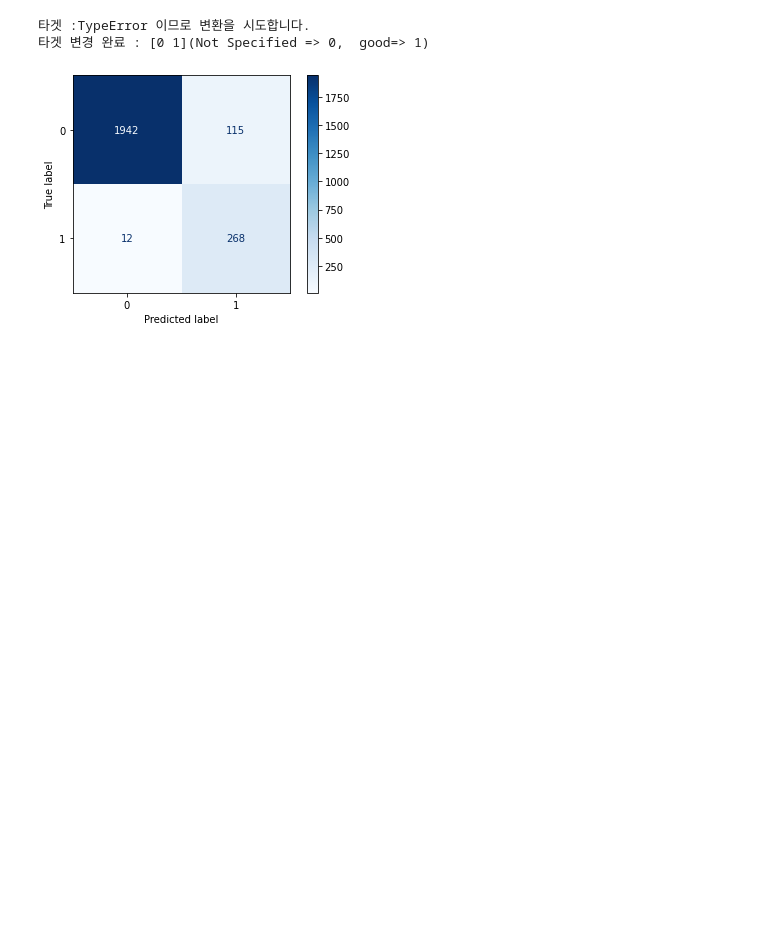
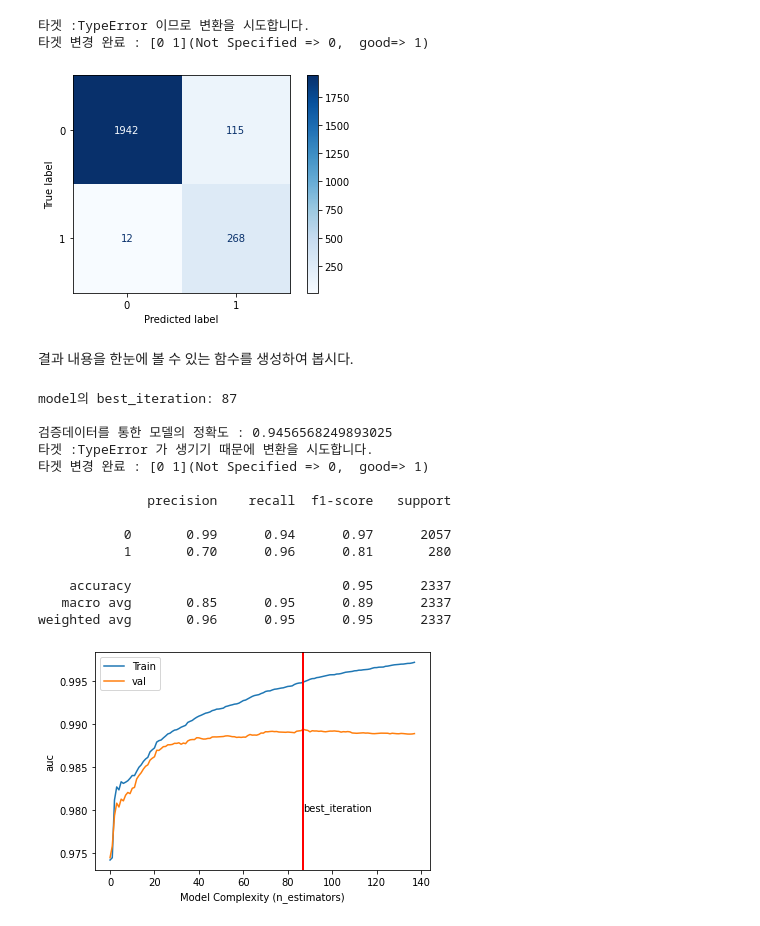
Before and after one commit to 00150/AI_07_JYP_Project_section_02, a Jupyter notebook: Classification_Used_car_modeling.ipynb, the cells around one changed output. Drawn from its saved outputs; the diff is of its cells as text; code cells hidden in the pictures; blank space fills up the shorter version.

```diff
--- a/Classification_Used_car_modeling.ipynb
+++ b/Classification_Used_car_modeling.ipynb
@@ -688,3 +691,5 @@ plot_confusion_matrix(model, X_val_encoded, y_val)
 타겟 :TypeError 이므로 변환을 시도합니다.
 타겟 변경 완료 : [0 1](Not Specified => 0,  good=> 1)
 [figure]
+# %% [markdown]
+결과 내용을 한눈에 볼 수 있는 함수를 생성하여 봅시다.
@@ -690,0 +746,18 @@ plot_confusion_matrix(model, X_val_encoded, y_val)
+# %%
+summarize_results(model, X_val_encoded, y_val)
+# %% [output]
+model의 best_iteration: 87
+
+검증데이터를 통한 모델의 정확도 : 0.9456568249893025
+타겟 :TypeError 가 생기기 때문에 변환을 시도합니다.
+타겟 변경 완료 : [0 1](Not Specified => 0,  good=> 1)
+
+              precision    recall  f1-score   support
+
+           0       0.99      0.94      0.97      2057
+           1       0.70      0.96      0.81       280
+
+    accuracy                           0.95      2337
+   macro avg       0.85      0.95      0.89      2337
+weighted avg       0.96      0.95      0.95      2337
+[figure, added]
```
Also changed, not shown: parts of 3 cells of this notebook.
